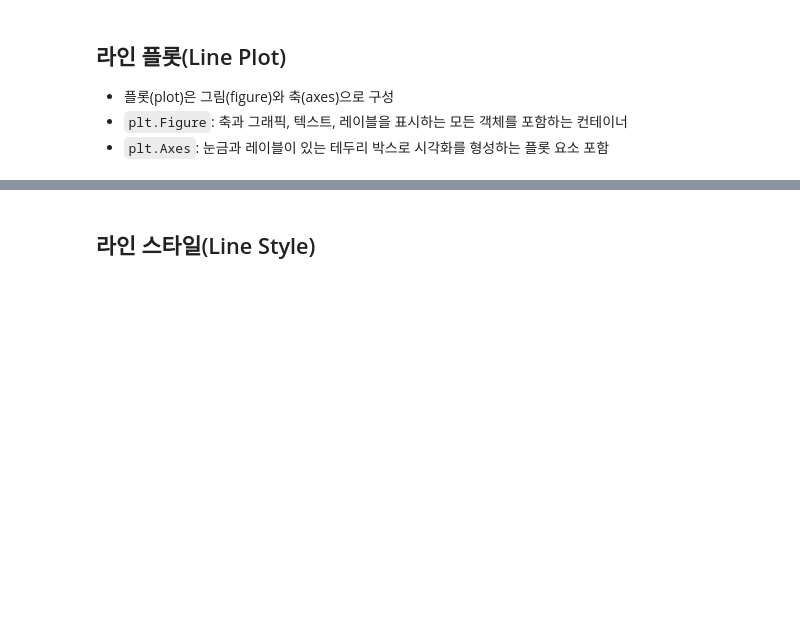
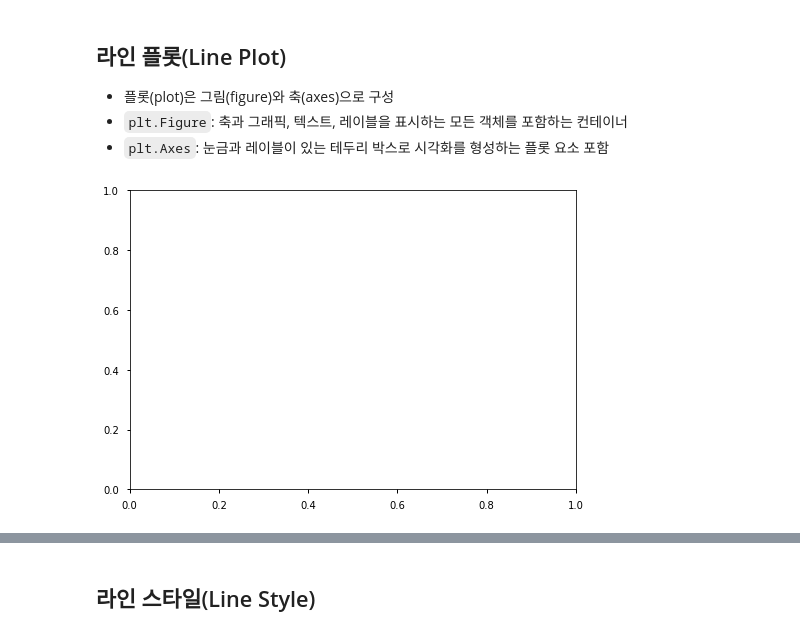
Before and after one commit to Juyoung4/StudyDeepLearning, a Jupyter notebook: Tools/Visualization/_Matplotlib_한번에_제대로_배우기.ipynb, the cells around one changed output, grey strips where cells are left out. Drawn from its saved outputs; the diff is of its cells as text; code cells hidden in the pictures; blank space fills up the shorter version.

```diff
--- a/Tools/Visualization/_Matplotlib_한번에_제대로_배우기.ipynb
+++ b/Tools/Visualization/_Matplotlib_한번에_제대로_배우기.ipynb
@@ -12,6 +21,15 @@
+# %%
+# 기존것은 연식이 오래되서 세련된 최근거 사용하기
+plt.style.use(['seaborn-notebook'])
 # %% [markdown]
 ## 라인 플롯(Line Plot)
 
 * 플롯(plot)은 그림(figure)와 축(axes)으로 구성
 * `plt.Figure`: 축과 그래픽, 텍스트, 레이블을 표시하는 모든 객체를 포함하는 컨테이너
 * `plt.Axes`: 눈금과 레이블이 있는 테두리 박스로 시각화를 형성하는 플롯 요소 포함
+# %%
+# 기본은 x, y축 0 ~ 1로 나타냄
+fig = plt.figure() # 객체 받기
+ax = plt.axes()
+# %% [output]
+[figure, added]
```
Also changed, not shown: parts of 87 cells of this notebook.
